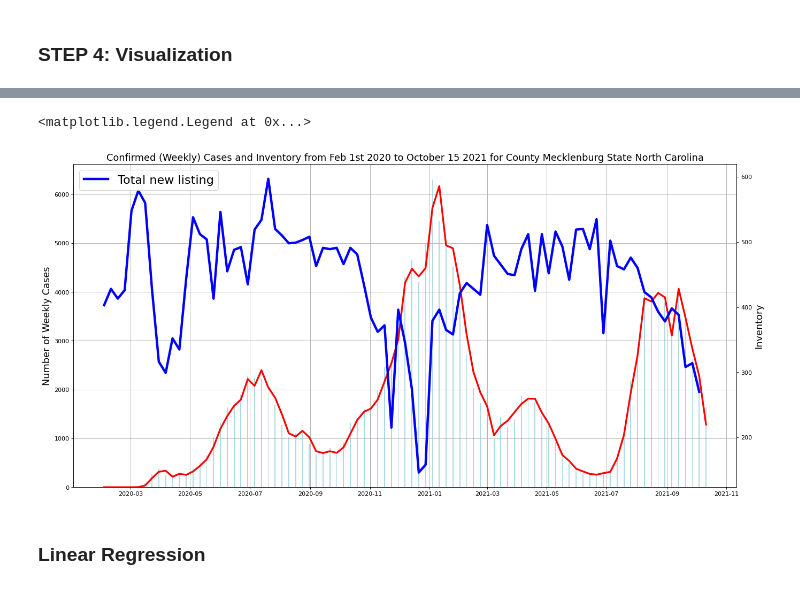
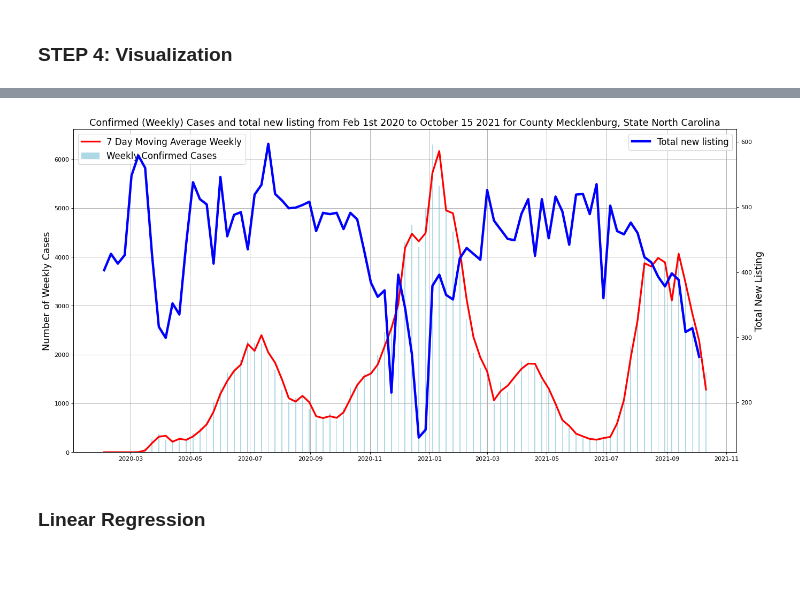
Before and after one commit to Poornima-Muthukumar/DATA512, a Jupyter notebook: data-512-final-project/src/Final-Project.ipynb, the cells around one changed output, grey strips where cells are left out. Saved outputs shown, nothing was run; the diff lists cells and outputs as text; code cells hidden in the pictures.

```diff
--- a/data-512-final-project/src/Final-Project.ipynb
+++ b/data-512-final-project/src/Final-Project.ipynb
@@ -345,29 +345,29 @@ plt.legend(loc=2, fontsize=20)
 # %%
 figure(figsize=(20, 10), dpi=80)
 plt.grid(True)
 
 ax = plt.gca()
 ax2 = plt.twinx()
 
 #Confirmed Cases
 ax.bar(nc_housing_covid['period_begin'], nc_housing_covid['Cases'], color='lightblue', label='Weekly Confirmed Cases', width=1)
 
 #7 day moving average
 ax.plot(nc_housing_covid['period_begin'], nc_housing_covid['Moving Average Cases'], color='red', label='7 Day Moving Average Weekly', linewidth=3)
 
 #homes sold
 ax2.plot(nc_housing_covid['period_begin'], nc_housing_covid['total_new_listings'], color='blue', label='Total new listing', linewidth=4)
 
 plt.xlabel('Date', fontsize=16)
-plt.title('Confirmed (Weekly) Cases and Inventory from Feb 1st 2020 to October 15 2021 for County Mecklenburg State North Carolina', fontsize=16)
+plt.title('Confirmed (Weekly) Cases and total new listing from Feb 1st 2020 to October 15 2021 for County Mecklenburg, State North Carolina', fontsize=16)
 
 ax.set_ylabel('Number of Weekly Cases', fontsize=16)
-ax2.set_ylabel('Inventory', fontsize=16)
+ax2.set_ylabel('Total New Listing', fontsize=16)
 
-plt.savefig('Daily_Cases_Mecklenburg_North_Carolina.jpeg')
-plt.legend(loc=2, fontsize=20)
+ax.legend(loc=2, fontsize=15)
+ax2.legend(loc=1, fontsize=15)
+plt.savefig('../results/weekly_cases_vs_new_listing_mecklenburg_county.jpeg')
 # %% [output]
-<matplotlib.legend.Legend at 0x...>
-[figure, old version]
+[figure, new version]
 # %% [markdown]
 ### Linear Regression
```
Also changed, not shown: parts of 27 cells of this notebook, 8 other files.
